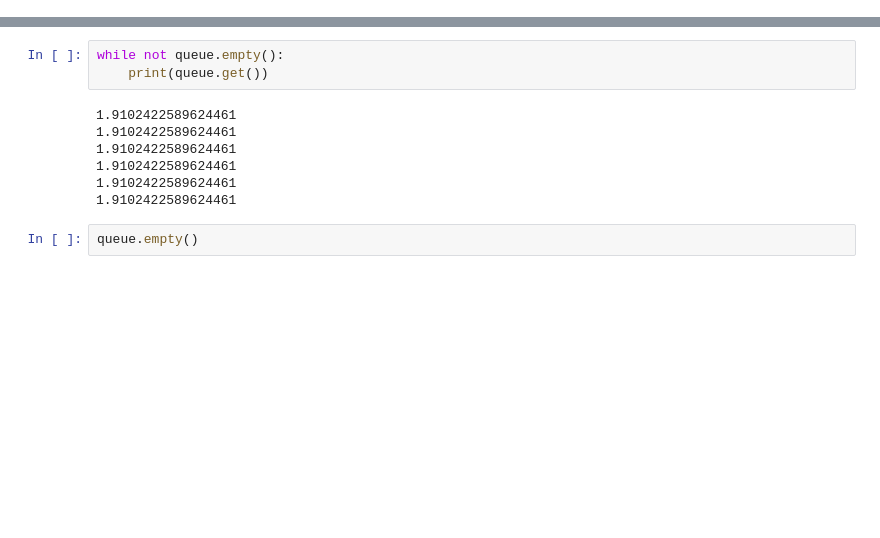
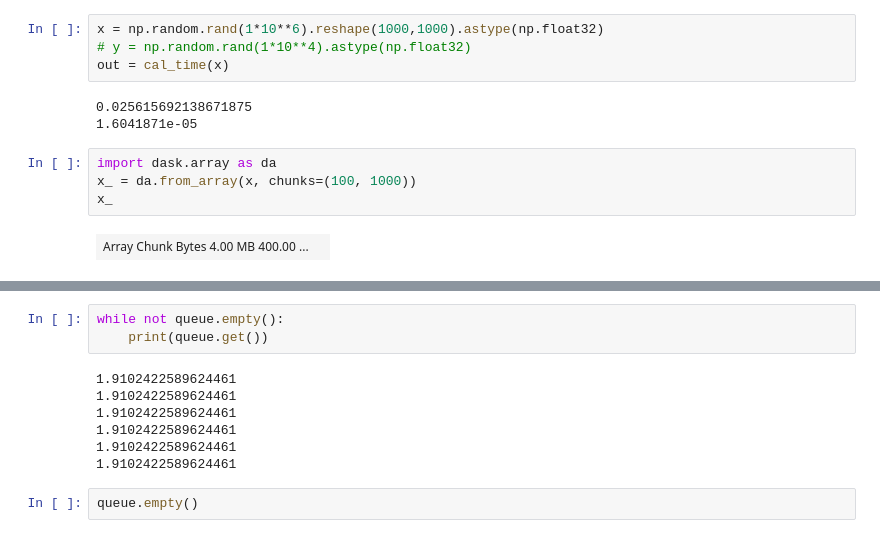
Before and after one commit to MKrbm/Dimer_RBM, a Jupyter notebook: multiprocessing.ipynb, the cells around one changed output, grey strips where cells are left out. Drawn from its saved outputs; the diff is of its cells as text; blank space fills up the shorter version.

```diff
--- a/multiprocessing.ipynb
+++ b/multiprocessing.ipynb
@@ -16,0 +38,13 @@ def run(x,y,queue):
+# %%
+x = np.random.rand(1*10**6).reshape(1000,1000).astype(np.float32)
+# y = np.random.rand(1*10**4).astype(np.float32)
+out = cal_time(x)
+# %% [output]
+0.025615692138671875
+1.6041871e-05
+# %%
+import dask.array as da
+x_ = da.from_array(x, chunks=(100, 1000))
+x_
+# %% [output]
+| Array Chunk Bytes 4.00 MB 400.00 ... |  |
```
Also changed, not shown: parts of 8 cells of this notebook, 10 other files.
